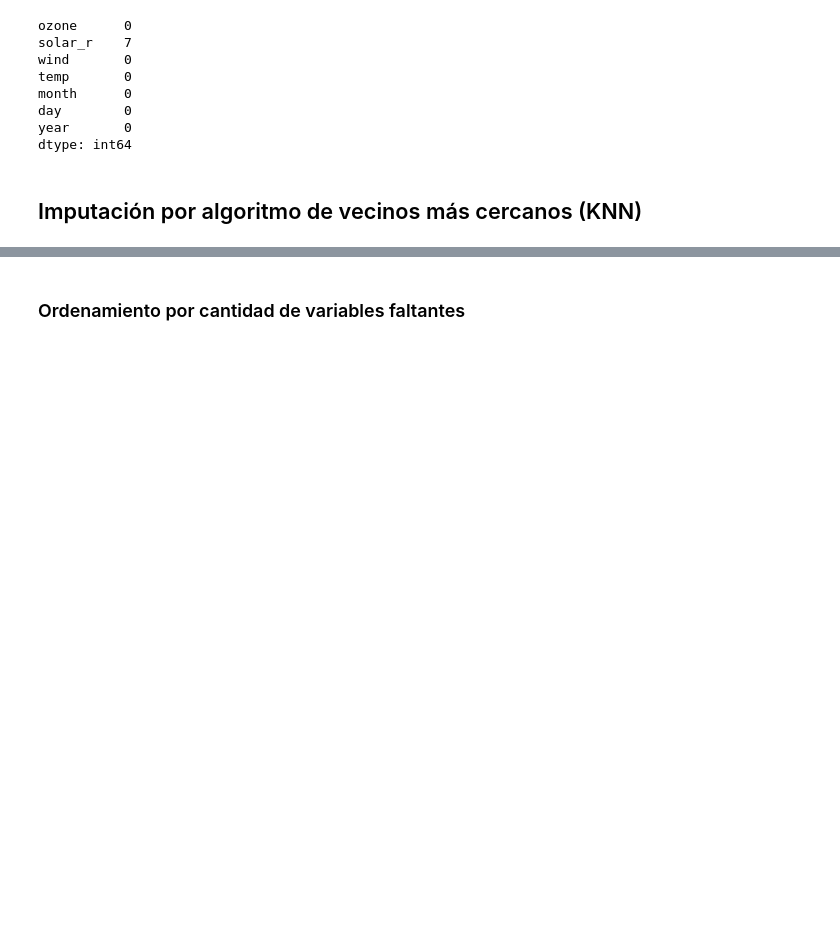
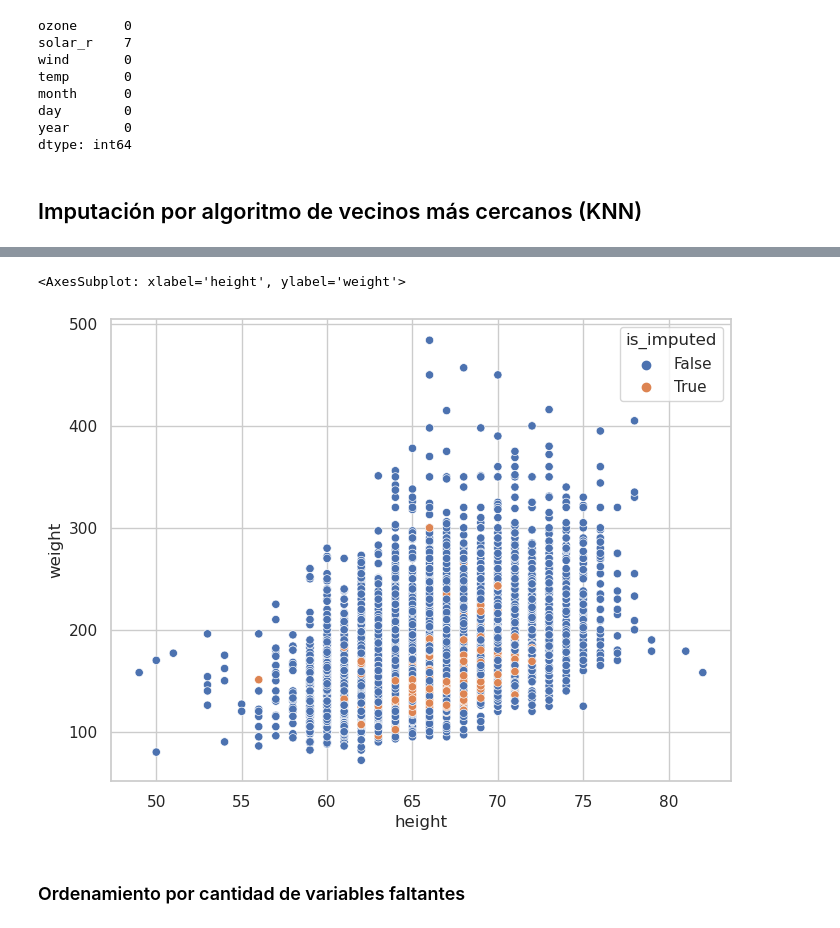
Before and after one commit to DiegoLerma/curso-imputacion-datos, a Jupyter notebook: notebooks/live-imputation-missing-values.ipynb, the cells around one changed output, grey strips where cells are left out. Saved outputs shown, nothing was run; the diff lists cells and outputs as text; code cells hidden in the pictures; blank space fills up the shorter version.

```diff
--- a/notebooks/live-imputation-missing-values.ipynb
+++ b/notebooks/live-imputation-missing-values.ipynb
@@ -974,0 +997,7 @@ dtype: int64
+# %%
+knn_imputer = sklearn.impute.KNNImputer()
+
+nhanes_df_knn = nhanes_transformed_df.copy(deep=True)
+
+nhanes_df_knn.iloc[:,:] =  knn_imputer.fit_transform(nhanes_transformed_df).round()
+nhanes_df_knn
@@ -975,2 +1019,19 @@ dtype: int64
+# %%
+(
+    pd.concat(
+        [
+            nhanes_df_knn,
+            nhanes_df.missing.create_shadow_matrix(True, False, suffix='_imp', only_missing=True)
+        ],
+        axis=1
+    )
+    .missing.scatter_imputation_plot(
+        x='height',
+        y='weight'
+    )
+)
+# %% [output]
+<AxesSubplot: xlabel='height', ylabel='weight'>
+[figure, added]
 # %% [markdown]
 ### Ordenamiento por cantidad de variables faltantes
```
Also changed, not shown: parts of 21 cells of this notebook.
